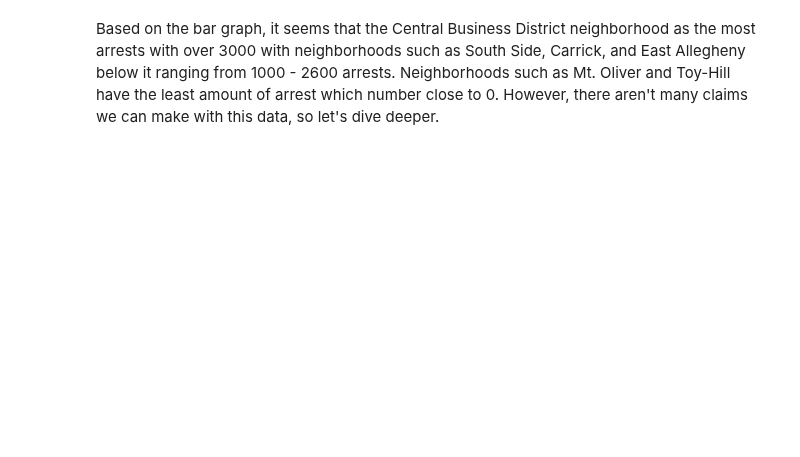
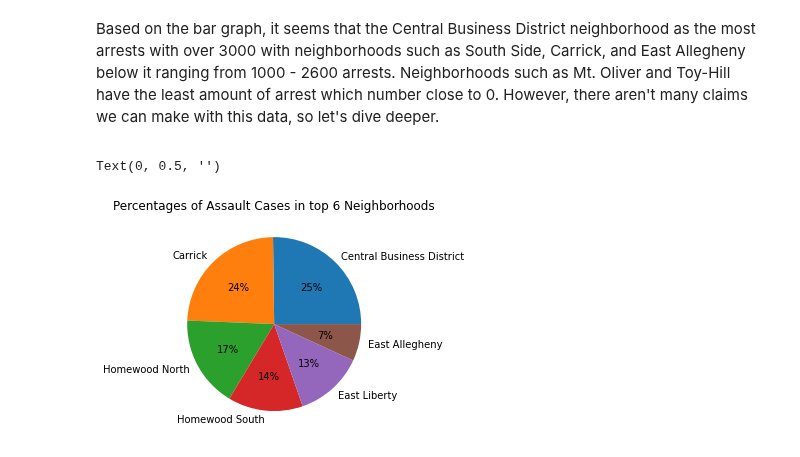
Before and after one commit to neffers/pittsburgh-neighborhood-analysis, a Jupyter notebook: jhv5.ipynb, the cells around one changed output. Saved outputs shown, nothing was run; the diff lists cells and outputs as text; code cells hidden in the pictures; blank space fills up the shorter version.

```diff
--- a/jhv5.ipynb
+++ b/jhv5.ipynb
@@ -34,2 +40,13 @@ plt.ylabel("# of Arrests", fontsize = 30);
 # %% [markdown]
 <p>Based on the bar graph, it seems that the Central Business District neighborhood as the most arrests with over 3000 with neighborhoods such as South Side, Carrick, and East Allegheny below it ranging from 1000 - 2600 arrests. Neighborhoods such as Mt. Oliver and Toy-Hill have the least amount of arrest which number close to 0. However, there aren't many claims we can make with this data, so let's dive deeper.<p/>
+# %%
+filter1 = police_arrest["OFFENSES"].str.contains("assault", case = False, na = False)
+neighborhoods = 'Central Business District|South Side District|Carrick|East Allegheny|Homewood South|Homewood North|East Liberty'
+filter2 = police_arrest["INCIDENTNEIGHBORHOOD"].str.contains(neighborhoods, case = False, na = False)
+pd = police_arrest[filter1 & filter2]
+pd["INCIDENTNEIGHBORHOOD"].value_counts().plot(kind="pie", autopct='%1.0f%%',)
+plt.title("Percentages of Assault Cases in top 6 Neighborhoods")
+plt.ylabel('')
+# %% [output]
+Text(0, 0.5, '')
+[figure, added]
```
Also changed, not shown: parts of 2 cells of this notebook.
